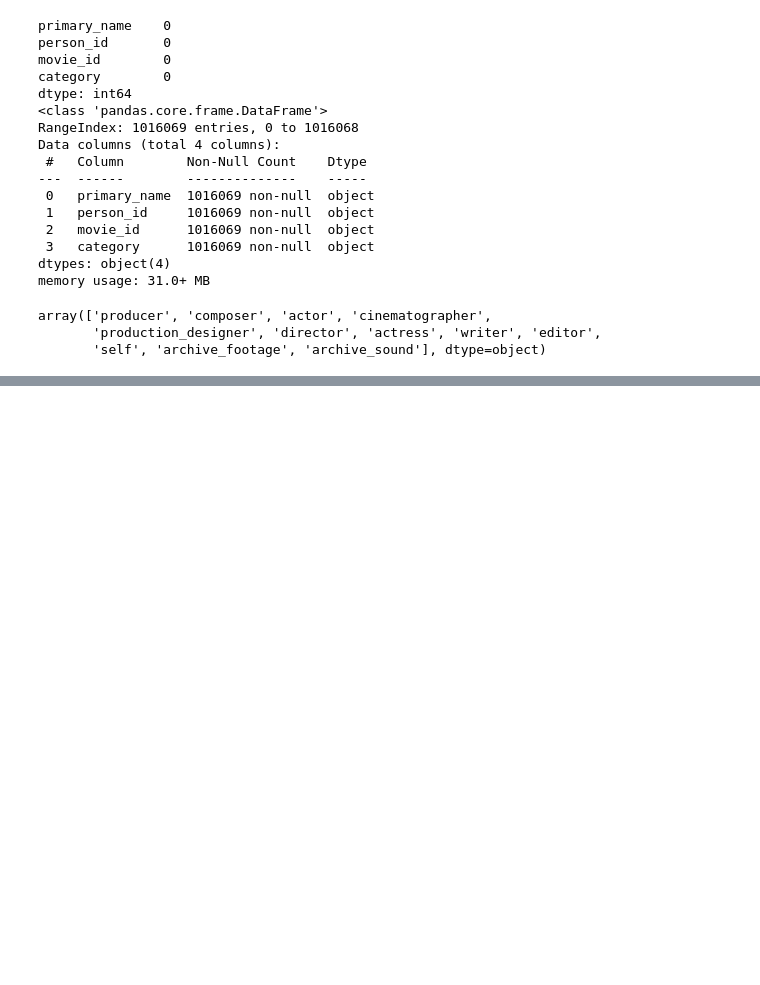
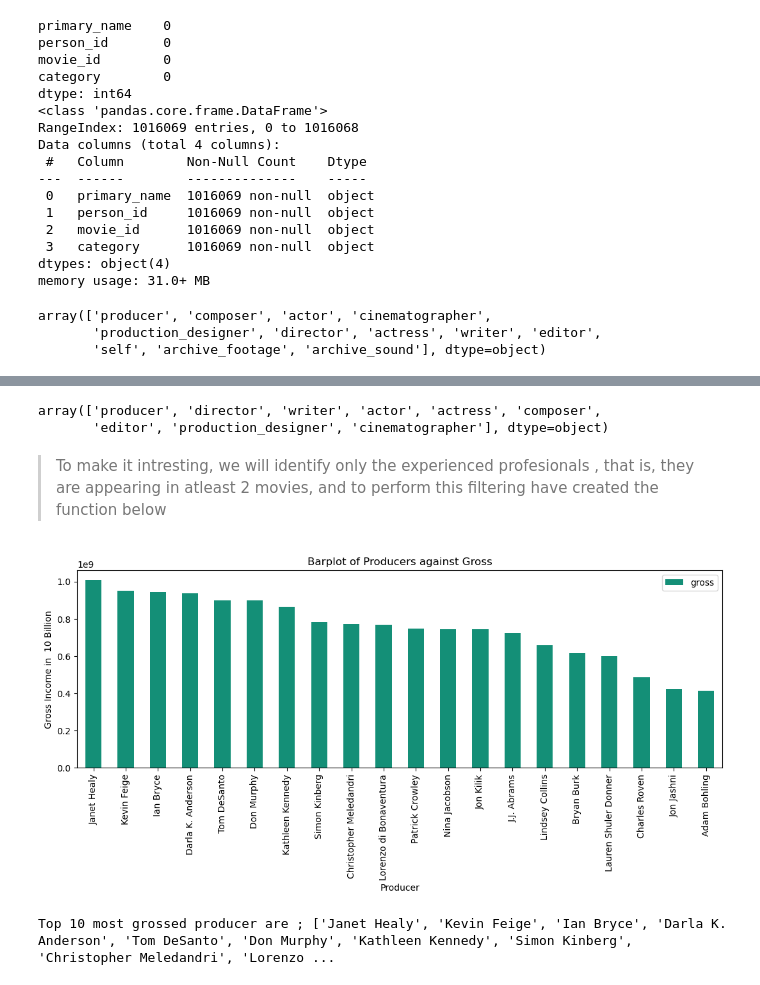
Before and after one commit to sha-ddie/Movies-Exploratory-Analysis, a Jupyter notebook: Student.ipynb, the cells around one changed output, grey strips where cells are left out. Drawn from its saved outputs; the diff is of its cells as text; code cells hidden in the pictures; blank space fills up the shorter version.

```diff
--- a/Student.ipynb
+++ b/Student.ipynb
@@ -315,0 +429,4 @@ array(['producer', 'composer', 'actor', 'cinematographer',
+# %%
+# we assign our top 6 picked genre to a variable for furthe analysis
+genres_picked=list(grouped.index[:6])
+genres_picked
@@ -315,0 +481,9 @@ array(['producer', 'composer', 'actor', 'cinematographer',
+# %%
+# we will merge the two data frames into one dataframe ie question_2 using the movie_id column
+question_2=persons.merge(movie_gross_basics, how='inner', on='movie_id')
+
+#the we select the rows with the identified genres
+question_2=question_2.loc[ question_2.genres.isin(genres_picked)]
+
+print(question_2.shape)
+question_2.head()
@@ -315,0 +521,8 @@ array(['producer', 'composer', 'actor', 'cinematographer',
+# %%
+#confirming the category of professionals our data has
+question_2.category.unique()
+# %% [output]
+array(['producer', 'director', 'writer', 'actor', 'actress', 'composer',
+       'editor', 'production_designer', 'cinematographer'], dtype=object)
+# %% [markdown]
+> To make it intresting, we will identify only the experienced profesionals , that is, they are appearing in atleast 2 movies, and to perform this filtering have created the function below
@@ -315,0 +579,6 @@ array(['producer', 'composer', 'actor', 'cinematographer',
+# %%
+# plotting the top 20 producers with a high average gross amounts of movies
+plottings ('producer')
+# %% [output]
+[figure, added]
+Top 10 most grossed producer are ; ['Janet Healy', 'Kevin Feige', 'Ian Bryce', 'Darla K. Anderson', 'Tom DeSanto', 'Don Murphy', 'Kathleen Kennedy', 'Simon Kinberg', 'Christopher Meledandri', 'Lorenzo ...
```
Also changed, not shown: parts of 42 cells of this notebook.
